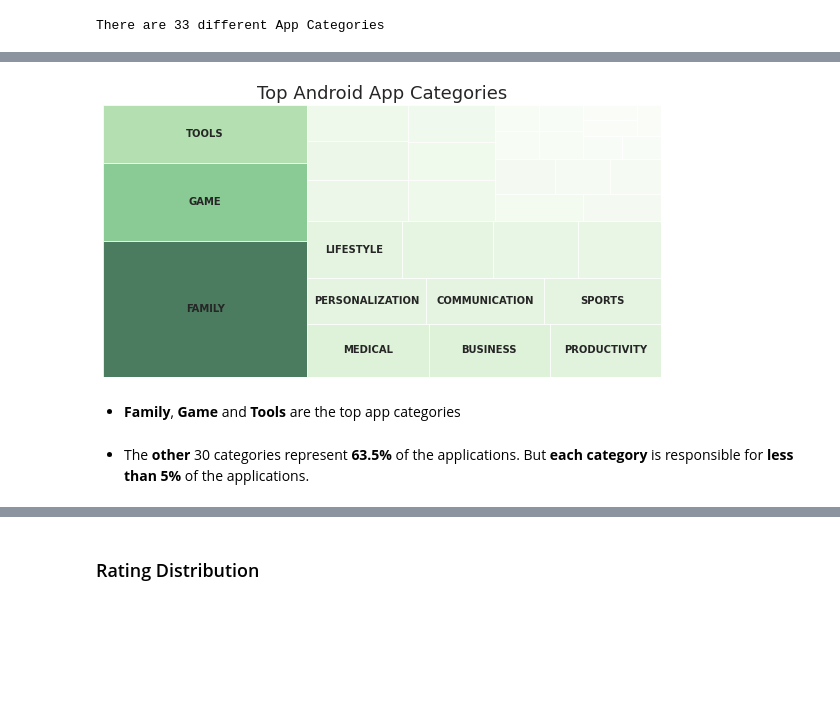
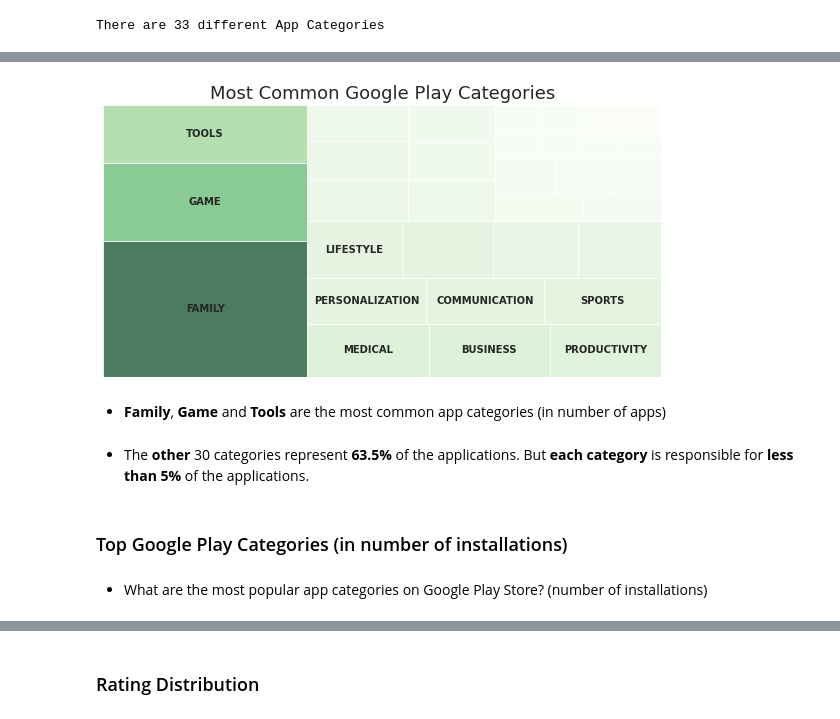
Before and after one commit to kimurarh/googleplay-analysis, a Jupyter notebook: Google-Play-Store-Analysis.ipynb, the cells around one changed output, grey strips where cells are left out. Cells and saved outputs as stored; diff of their text form; code cells hidden in the pictures; blank space fills up the shorter version.

```diff
--- a/Google-Play-Store-Analysis.ipynb
+++ b/Google-Play-Store-Analysis.ipynb
@@ -248,22 +249,28 @@ plt.show()
 # %%
-top_android_apps = df_apps['Category'].value_counts()
-labels = top_android_apps.index.tolist()
-values = top_android_apps.values.tolist()
+# Generate Labels and Values
+labels = common_categories.index.tolist()
+values = common_categories.values.tolist()
 
+# Generate Colormap
 cmap = matplotlib.cm.Greens
-mini = min(df_apps['Category'].value_counts())
-maxi = max(df_apps['Category'].value_counts())
+mini = min(common_categories)
+maxi = max(common_categories)
 norm = matplotlib.colors.Normalize(vmin=mini, vmax=maxi)
-colors = [cmap(norm(i)) for i in df_apps['Category'].value_counts()]
+colors = [cmap(norm(i)) for i in common_categories]
+
+# Plot
+fig, ax = plt.subplots(figsize=(10, 5))
+squarify.plot(values, label=labels[:10], color=colors, alpha=0.7, text_kwargs={'fontsize': 10, 'weight': 'bold'})
+ax.axis('off')
+ax.set_title("Most Common Google Play Categories", fontsize=18)
+plt.show()
+# %% [output]
+[figure, added]
-# %%
-fig, ax = plt.subplots(figsize=(10, 5))
-squarify.plot(values, label=labels[:10], color=colors, alpha=0.7, text_kwargs={'fontsize': 10, 'weight': 'bold'})
-ax.axis('off')
-ax.set_title("Top Android App Categories", fontsize=18)
-plt.show()
-# %% [output]
-[figure, removed]
 # %% [markdown]
-* <strong>Family</strong>, <strong>Game</strong> and <strong>Tools</strong> are the top app categories
+* <strong>Family</strong>, <strong>Game</strong> and <strong>Tools</strong> are the most common app categories (in number of apps)
 # %% [markdown]
 * The <strong>other</strong> 30 categories represent <strong>63.5%</strong> of the applications. But <strong>each category</strong> is responsible for <strong>less than 5%</strong> of the applications.
+# %% [markdown]
+### Top Google Play Categories (in number of installations)
+# %% [markdown]
+* What are the most popular app categories on Google Play Store? (number of installations)
```
Also changed, not shown: parts of 23 cells of this notebook.
